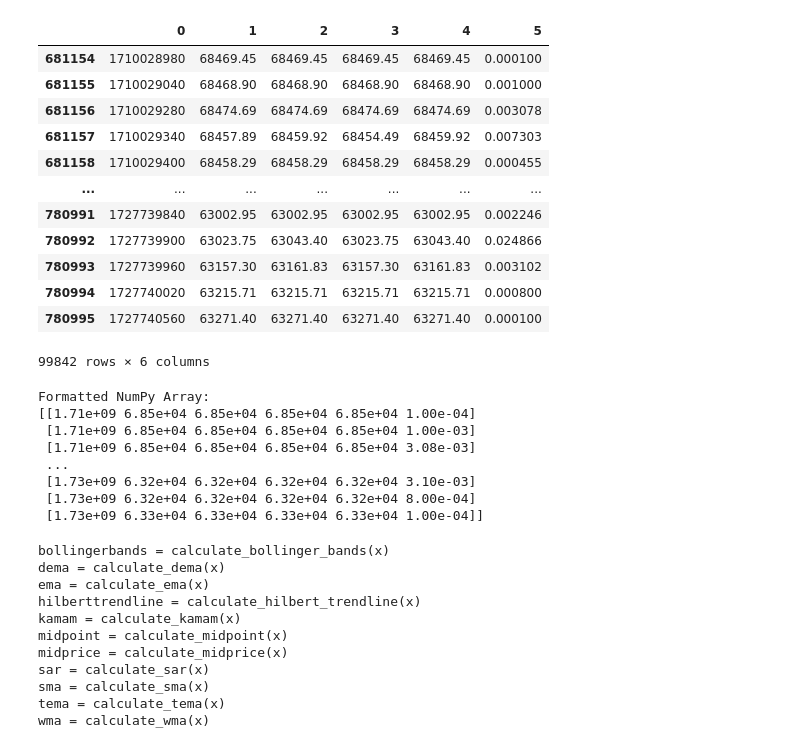
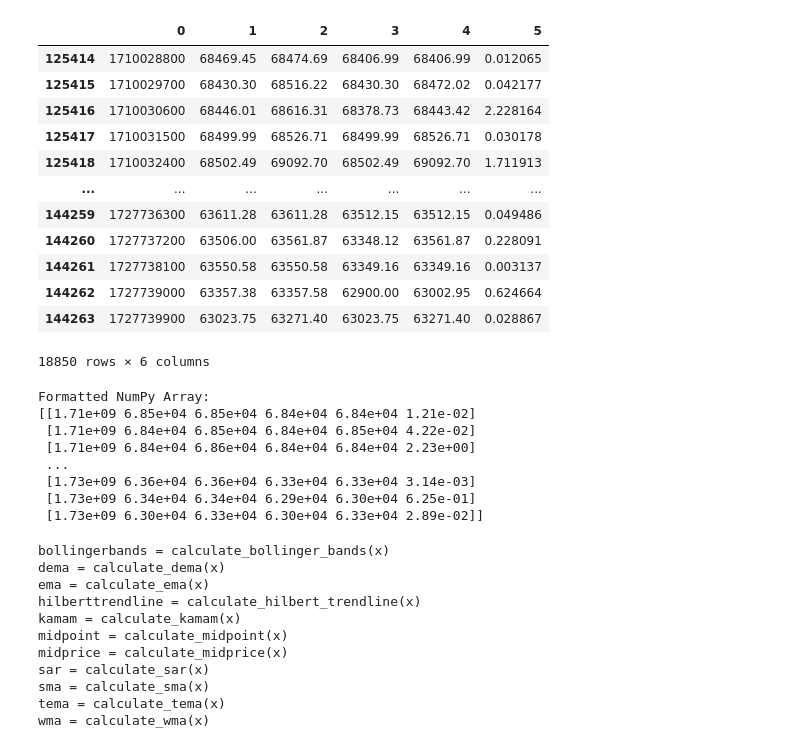
Before and after one commit to hwbarth/coin-prediction, a Jupyter notebook: data_prep.ipynb, the cells around one changed output. Drawn from its saved outputs; the diff is of its cells as text; code cells hidden in the pictures.

```diff
--- a/data_prep.ipynb
+++ b/data_prep.ipynb
@@ -23,30 +23,30 @@ btc = [f for f in file_names if "BTC" in f]
 # eth = [f for f in file_names if "ETH" in f.upper()]
 # sol = [f for f in file_names if "SOL" in f.upper()]
 # %%
-df = pd.read_csv(data_path + "/XBTUSDC_1.csv", header=None)
+df = pd.read_csv(data_path + "/XBTUSDC_15.csv", header=None)
 # df["timestamp"] = pd.to_datetime(df[0], unit='s')
 # X = df[[4, 'timestamp']]
 # X = df[[0, 4]]
 df = df.drop(columns=[6])
 
 
 #above march 9 for now
 df = df[df[0] >= 1710028800]
 df
 # %% [output]
 |  | 0 | 1 | 2 | 3 | 4 | 5 |
-| 681154 | 1710028980 | 68469.45 | 68469.45 | 68469.45 | 68469.45 | 0.000100 |
-| 681155 | 1710029040 | 68468.90 | 68468.90 | 68468.90 | 68468.90 | 0.001000 |
-| 681156 | 1710029280 | 68474.69 | 68474.69 | 68474.69 | 68474.69 | 0.003078 |
-| 681157 | 1710029340 | 68457.89 | 68459.92 | 68454.49 | 68459.92 | 0.007303 |
-| 681158 | 1710029400 | 68458.29 | 68458.29 | 68458.29 | 68458.29 | 0.000455 |
+| 125414 | 1710028800 | 68469.45 | 68474.69 | 68406.99 | 68406.99 | 0.012065 |
+| 125415 | 1710029700 | 68430.30 | 68516.22 | 68430.30 | 68472.02 | 0.042177 |
+| 125416 | 1710030600 | 68446.01 | 68616.31 | 68378.73 | 68443.42 | 2.228164 |
+| 125417 | 1710031500 | 68499.99 | 68526.71 | 68499.99 | 68526.71 | 0.030178 |
+| 125418 | 1710032400 | 68502.49 | 69092.70 | 68502.49 | 69092.70 | 1.711913 |
 | ... | ... | ... | ... | ... | ... | ... |
-| 780991 | 1727739840 | 63002.95 | 63002.95 | 63002.95 | 63002.95 | 0.002246 |
-| 780992 | 1727739900 | 63023.75 | 63043.40 | 63023.75 | 63043.40 | 0.024866 |
-| 780993 | 1727739960 | 63157.30 | 63161.83 | 63157.30 | 63161.83 | 0.003102 |
-| 780994 | 1727740020 | 63215.71 | 63215.71 | 63215.71 | 63215.71 | 0.000800 |
-| 780995 | 1727740560 | 63271.40 | 63271.40 | 63271.40 | 63271.40 | 0.000100 |
+| 144259 | 1727736300 | 63611.28 | 63611.28 | 63512.15 | 63512.15 | 0.049486 |
+| 144260 | 1727737200 | 63506.00 | 63561.87 | 63348.12 | 63561.87 | 0.228091 |
+| 144261 | 1727738100 | 63550.58 | 63550.58 | 63349.16 | 63349.16 | 0.003137 |
+| 144262 | 1727739000 | 63357.38 | 63357.58 | 62900.00 | 63002.95 | 0.624664 |
+| 144263 | 1727739900 | 63023.75 | 63271.40 | 63023.75 | 63271.40 | 0.028867 |
-99842 rows × 6 columns
+18850 rows × 6 columns
 # %%
 x = df.to_numpy()
 
@@ -58,13 +58,13 @@ print("Formatted NumPy Array:")
 print(x)
 # %% [output]
 Formatted NumPy Array:
-[[1.71e+09 6.85e+04 6.85e+04 6.85e+04 6.85e+04 1.00e-04]
- [1.71e+09 6.85e+04 6.85e+04 6.85e+04 6.85e+04 1.00e-03]
- [1.71e+09 6.85e+04 6.85e+04 6.85e+04 6.85e+04 3.08e-03]
+[[1.71e+09 6.85e+04 6.85e+04 6.84e+04 6.84e+04 1.21e-02]
+ [1.71e+09 6.84e+04 6.85e+04 6.84e+04 6.85e+04 4.22e-02]
+ [1.71e+09 6.84e+04 6.86e+04 6.84e+04 6.84e+04 2.23e+00]
  ...
- [1.73e+09 6.32e+04 6.32e+04 6.32e+04 6.32e+04 3.10e-03]
- [1.73e+09 6.32e+04 6.32e+04 6.32e+04 6.32e+04 8.00e-04]
- [1.73e+09 6.33e+04 6.33e+04 6.33e+04 6.33e+04 1.00e-04]]
+ [1.73e+09 6.36e+04 6.36e+04 6.33e+04 6.33e+04 3.14e-03]
+ [1.73e+09 6.34e+04 6.34e+04 6.29e+04 6.30e+04 6.25e-01]
+ [1.73e+09 6.30e+04 6.33e+04 6.30e+04 6.33e+04 2.89e-02]]
 # %%
 #OVERLAP STUDIES:
 
```
Also changed, not shown: parts of 26 cells of this notebook.
